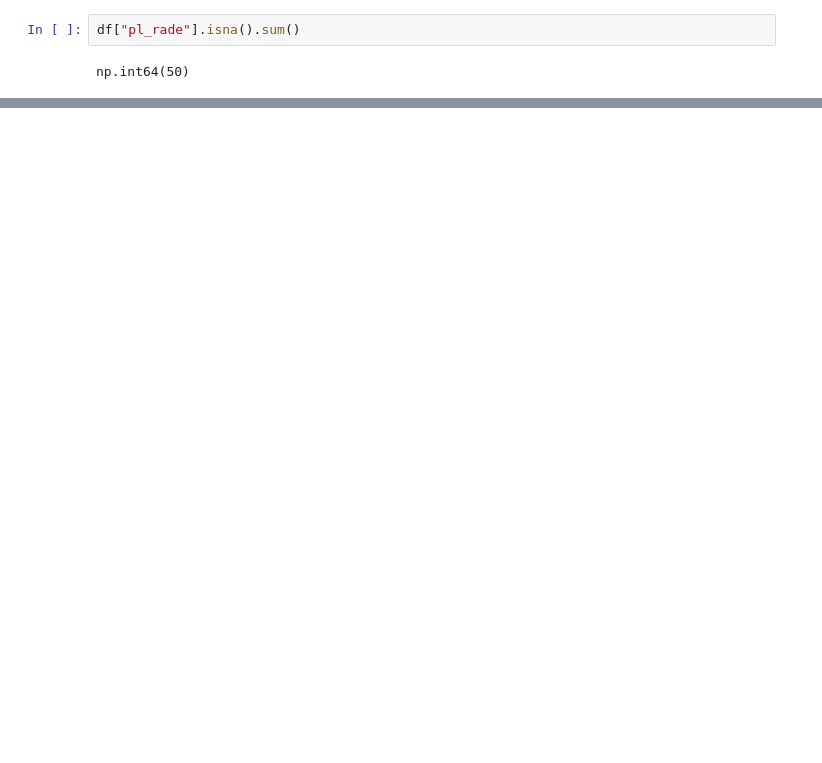
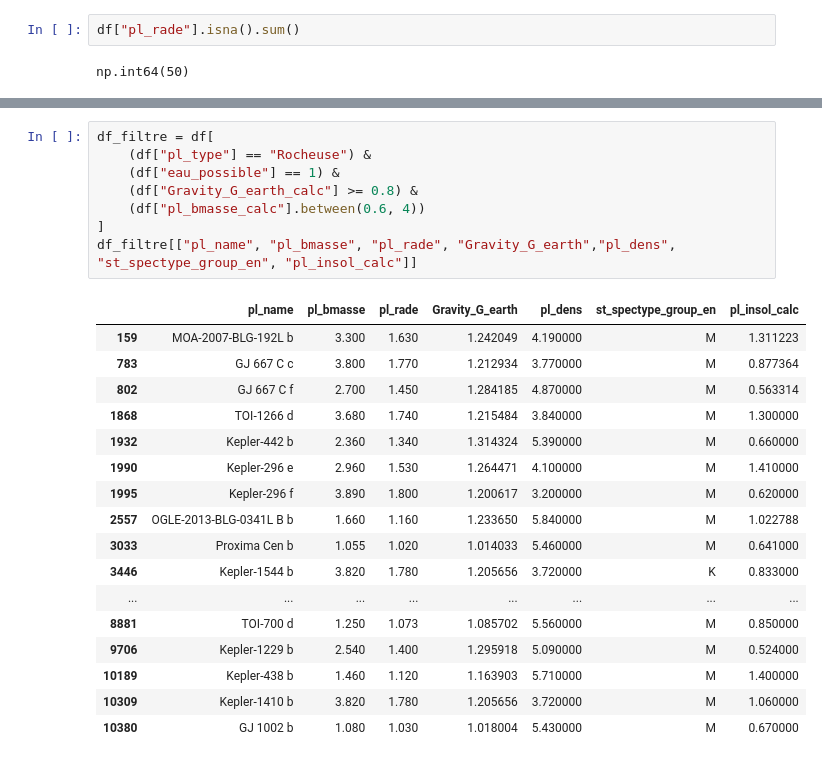
Before and after one commit to dylanmalis-collab/Exoplanet_Life, a Jupyter notebook: Jupiter-création colonne.ipynb, the cells around one changed output, grey strips where cells are left out. Drawn from its saved outputs; the diff is of its cells as text; blank space fills up the shorter version.

```diff
--- a/Jupiter-création colonne.ipynb
+++ b/Jupiter-création colonne.ipynb
@@ -546,0 +713,26 @@ def compute_habitability(df):
+# %%
+df_filtre = df[
+    (df["pl_type"] == "Rocheuse") &
+    (df["eau_possible"] == 1) &
+    (df["Gravity_G_earth_calc"] >= 0.8) &
+    (df["pl_bmasse_calc"].between(0.6, 4))
+]
+df_filtre[["pl_name", "pl_bmasse", "pl_rade", "Gravity_G_earth","pl_dens", "st_spectype_group_en", "pl_insol_calc"]]
+# %% [output]
+|  | pl_name | pl_bmasse | pl_rade | Gravity_G_earth | pl_dens | st_spectype_group_en | pl_insol_calc |
+| 159 | MOA-2007-BLG-192L b | 3.300 | 1.630 | 1.242049 | 4.190000 | M | 1.311223 |
+| 783 | GJ 667 C c | 3.800 | 1.770 | 1.212934 | 3.770000 | M | 0.877364 |
+| 802 | GJ 667 C f | 2.700 | 1.450 | 1.284185 | 4.870000 | M | 0.563314 |
+| 1868 | TOI-1266 d | 3.680 | 1.740 | 1.215484 | 3.840000 | M | 1.300000 |
+| 1932 | Kepler-442 b | 2.360 | 1.340 | 1.314324 | 5.390000 | M | 0.660000 |
+| 1990 | Kepler-296 e | 2.960 | 1.530 | 1.264471 | 4.100000 | M | 1.410000 |
+| 1995 | Kepler-296 f | 3.890 | 1.800 | 1.200617 | 3.200000 | M | 0.620000 |
+| 2557 | OGLE-2013-BLG-0341L B b | 1.660 | 1.160 | 1.233650 | 5.840000 | M | 1.022788 |
+| 3033 | Proxima Cen b | 1.055 | 1.020 | 1.014033 | 5.460000 | M | 0.641000 |
+| 3446 | Kepler-1544 b | 3.820 | 1.780 | 1.205656 | 3.720000 | K | 0.833000 |
+| ... | ... | ... | ... | ... | ... | ... | ... |
+| 8881 | TOI-700 d | 1.250 | 1.073 | 1.085702 | 5.560000 | M | 0.850000 |
+| 9706 | Kepler-1229 b | 2.540 | 1.400 | 1.295918 | 5.090000 | M | 0.524000 |
+| 10189 | Kepler-438 b | 1.460 | 1.120 | 1.163903 | 5.710000 | M | 1.400000 |
+| 10309 | Kepler-1410 b | 3.820 | 1.780 | 1.205656 | 3.720000 | M | 1.060000 |
+| 10380 | GJ 1002 b | 1.080 | 1.030 | 1.018004 | 5.430000 | M | 0.670000 |
```
Also changed, not shown: parts of 79 cells of this notebook, 1 other file.
